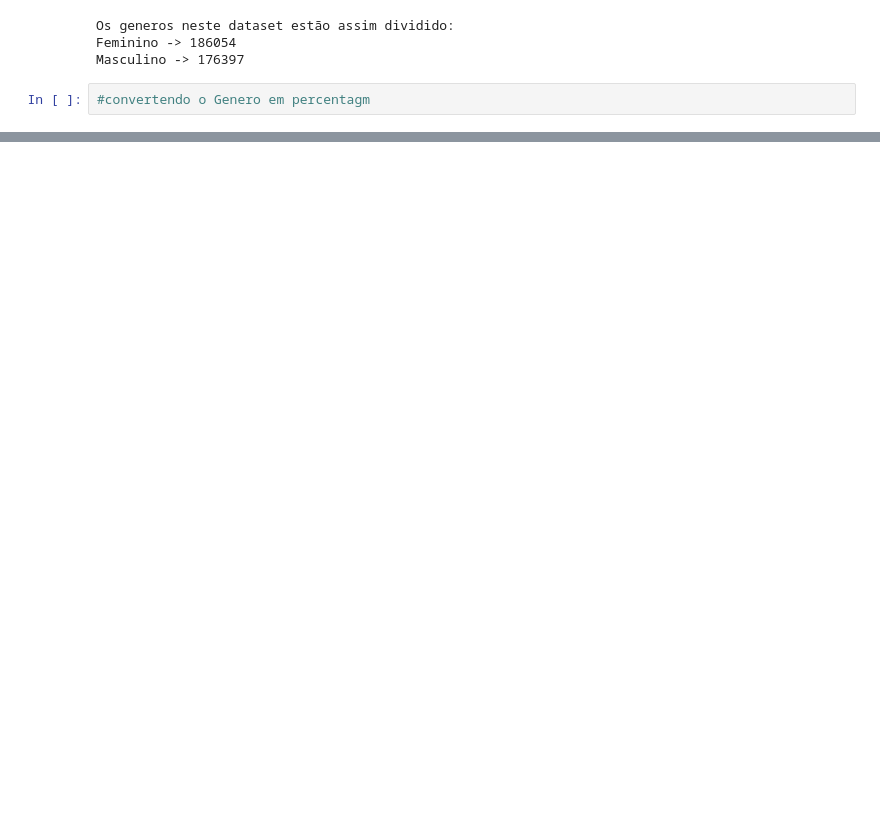
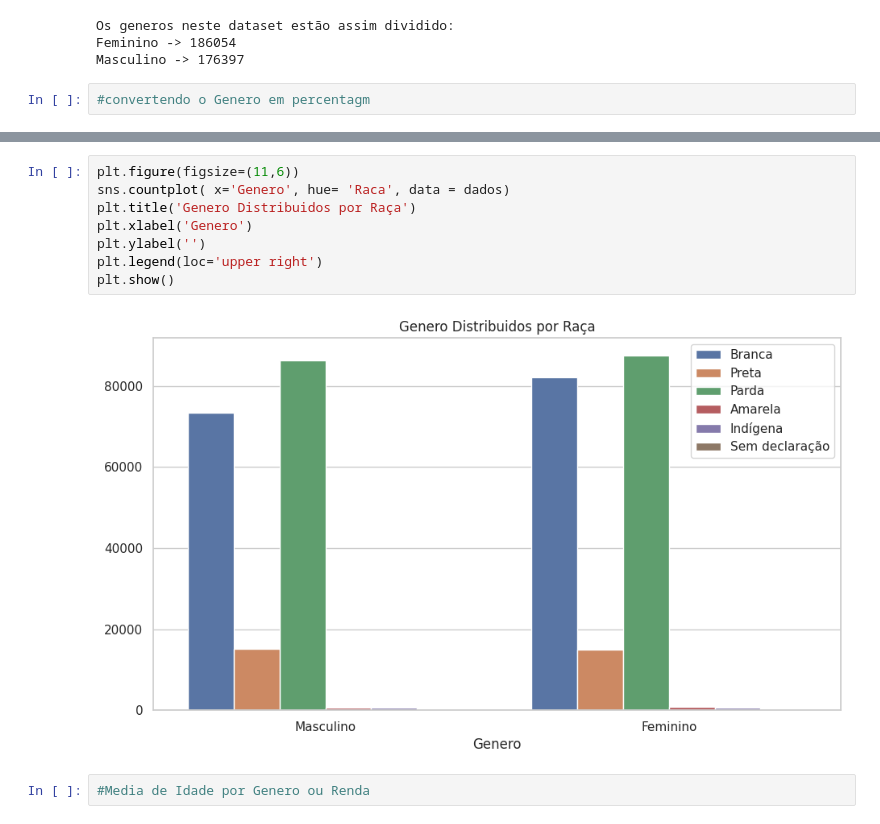
Before and after one commit to Gcango/Analise_Exploratoria_Descrit_pnad, a Jupyter notebook: Pnad_dataExploration.ipynb, the cells around one changed output, grey strips where cells are left out. Drawn from its saved outputs; the diff is of its cells as text; blank space fills up the shorter version.

```diff
--- a/Pnad_dataExploration.ipynb
+++ b/Pnad_dataExploration.ipynb
@@ -77,0 +255,12 @@ Name: V0404, dtype: int64
+# %%
+plt.figure(figsize=(11,6))
+sns.countplot( x='Genero', hue= 'Raca', data = dados)
+plt.title('Genero Distribuidos por Raça')
+plt.xlabel('Genero')
+plt.ylabel('')
+plt.legend(loc='upper right')
+plt.show()
+# %% [output]
+[figure, added]
+# %%
+#Media de Idade por Genero ou Renda
```
Also changed, not shown: parts of 64 cells of this notebook.
